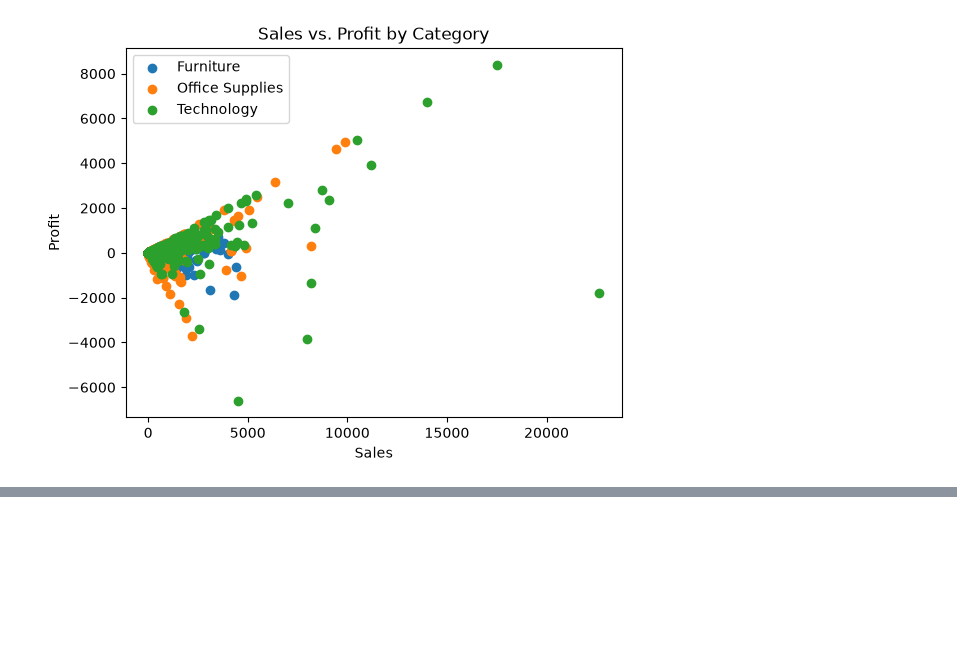
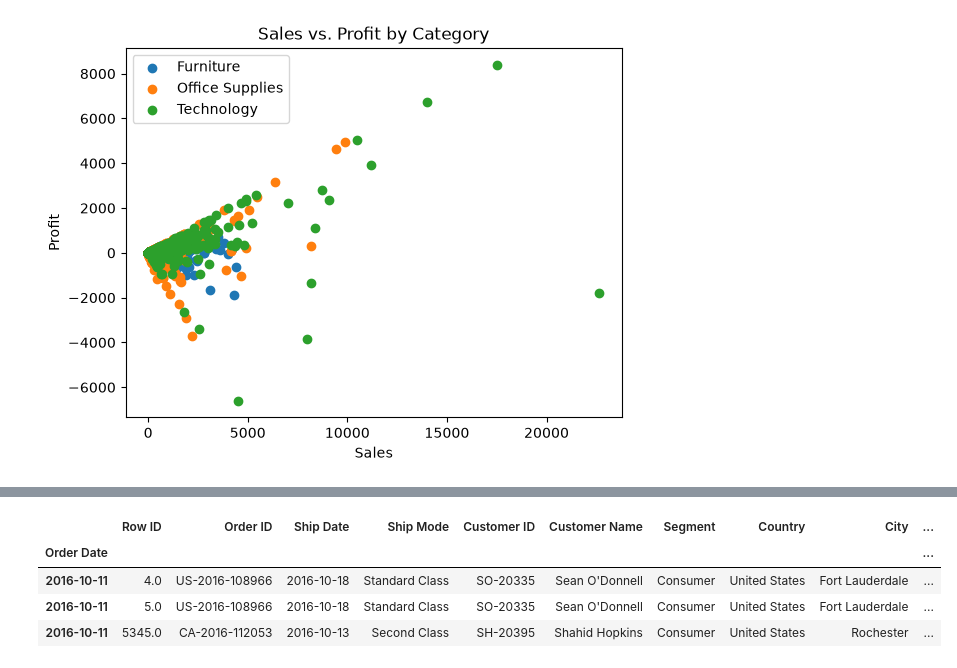
Before and after one commit to WillardDev/Python_Data_Analysis, a Jupyter notebook: Foundations_of_Matplotlib.ipynb, the cells around one changed output, grey strips where cells are left out. Saved outputs shown, nothing was run; the diff lists cells and outputs as text; code cells hidden in the pictures; blank space fills up the shorter version.

```diff
--- a/Foundations_of_Matplotlib.ipynb
+++ b/Foundations_of_Matplotlib.ipynb
@@ -195,0 +256,8 @@ plt.legend(
+# %%
+df.loc['2016-10-11']
+# %% [output]
+|  | Row ID | Order ID | Ship Date | Ship Mode | Customer ID | Customer Name | Segment | Country | City | ... |
+| Order Date |  |  |  |  |  |  |  |  |  | ... |
+| 2016-10-11 | 4.0 | US-2016-108966 | 2016-10-18 | Standard Class | SO-20335 | Sean O'Donnell | Consumer | United States | Fort Lauderdale | ... |
+| 2016-10-11 | 5.0 | US-2016-108966 | 2016-10-18 | Standard Class | SO-20335 | Sean O'Donnell | Consumer | United States | Fort Lauderdale | ... |
+| 2016-10-11 | 5345.0 | CA-2016-112053 | 2016-10-13 | Second Class | SH-20395 | Shahid Hopkins | Consumer | United States | Rochester | ... |
```
Also changed, not shown: parts of 9 cells of this notebook.
